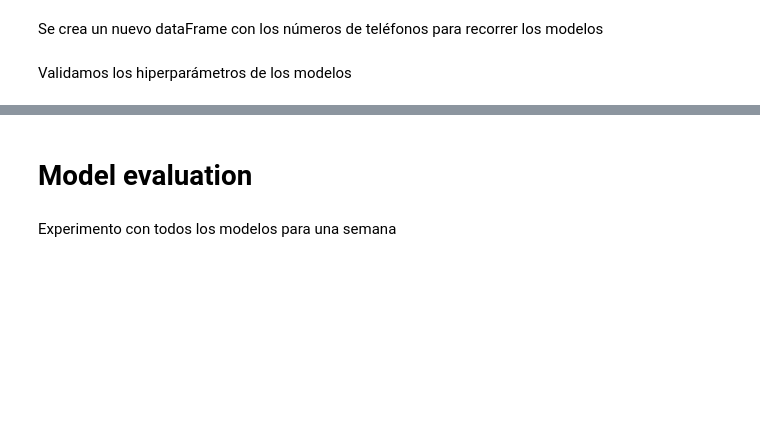
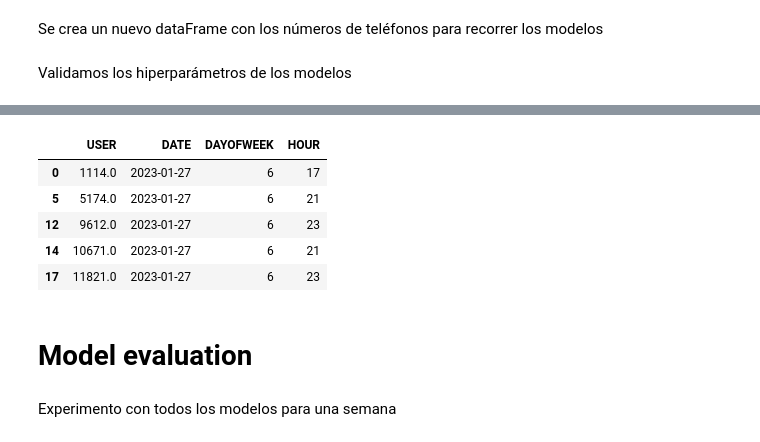
Before and after one commit to josedelarosa82/taxi-prediction-model, a Jupyter notebook: Proyecto final/Taxi_service_forecasting_model.ipynb, the cells around one changed output, grey strips where cells are left out. Drawn from its saved outputs; the diff is of its cells as text; code cells hidden in the pictures; blank space fills up the shorter version.

```diff
--- a/Proyecto final/Taxi_service_forecasting_model.ipynb
+++ b/Proyecto final/Taxi_service_forecasting_model.ipynb
@@ -898,3 +917,12 @@ for model in models_array:
+# %%
+df_taxis.head(5)
+# %% [output]
+|  | USER | DATE | DAYOFWEEK | HOUR |
+| 0 | 1114.0 | 2023-01-27 | 6 | 17 |
+| 5 | 5174.0 | 2023-01-27 | 6 | 21 |
+| 12 | 9612.0 | 2023-01-27 | 6 | 23 |
+| 14 | 10671.0 | 2023-01-27 | 6 | 21 |
+| 17 | 11821.0 | 2023-01-27 | 6 | 23 |
 # %% [markdown]
 # Model evaluation
 # %% [markdown]
```
Also changed, not shown: parts of 8 cells of this notebook.
